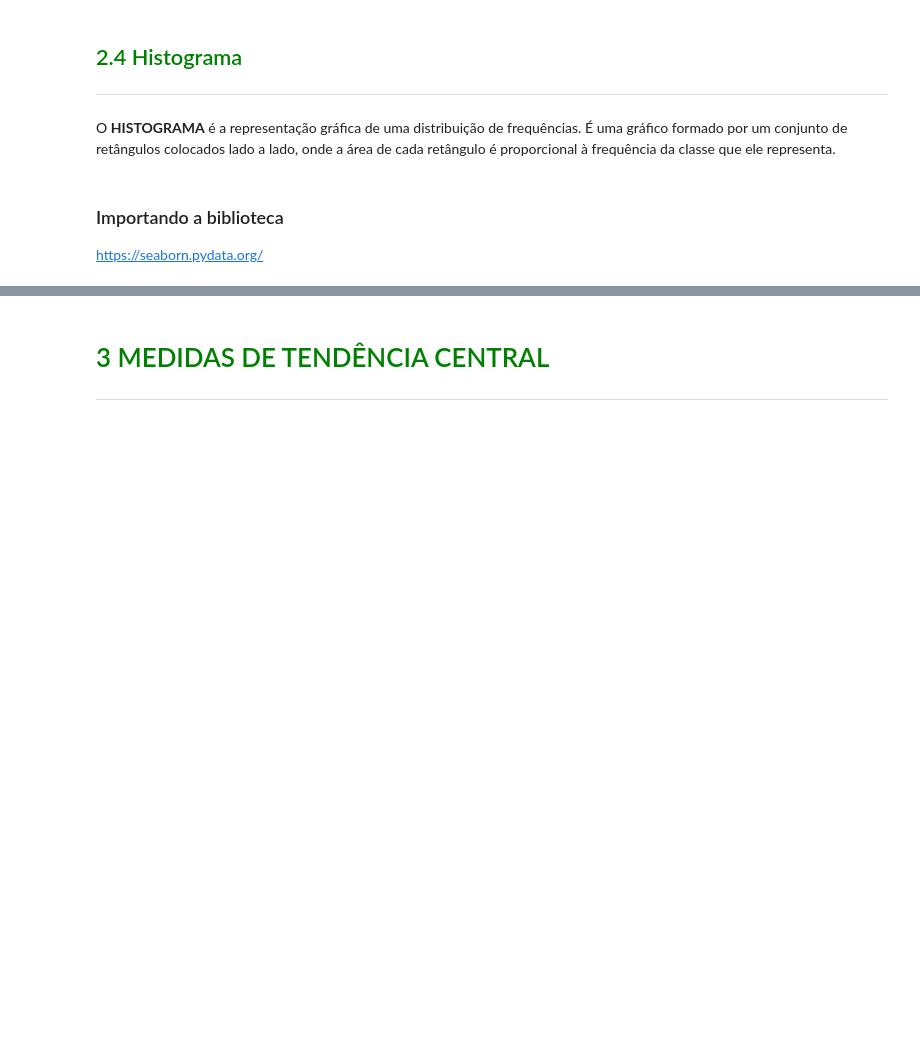
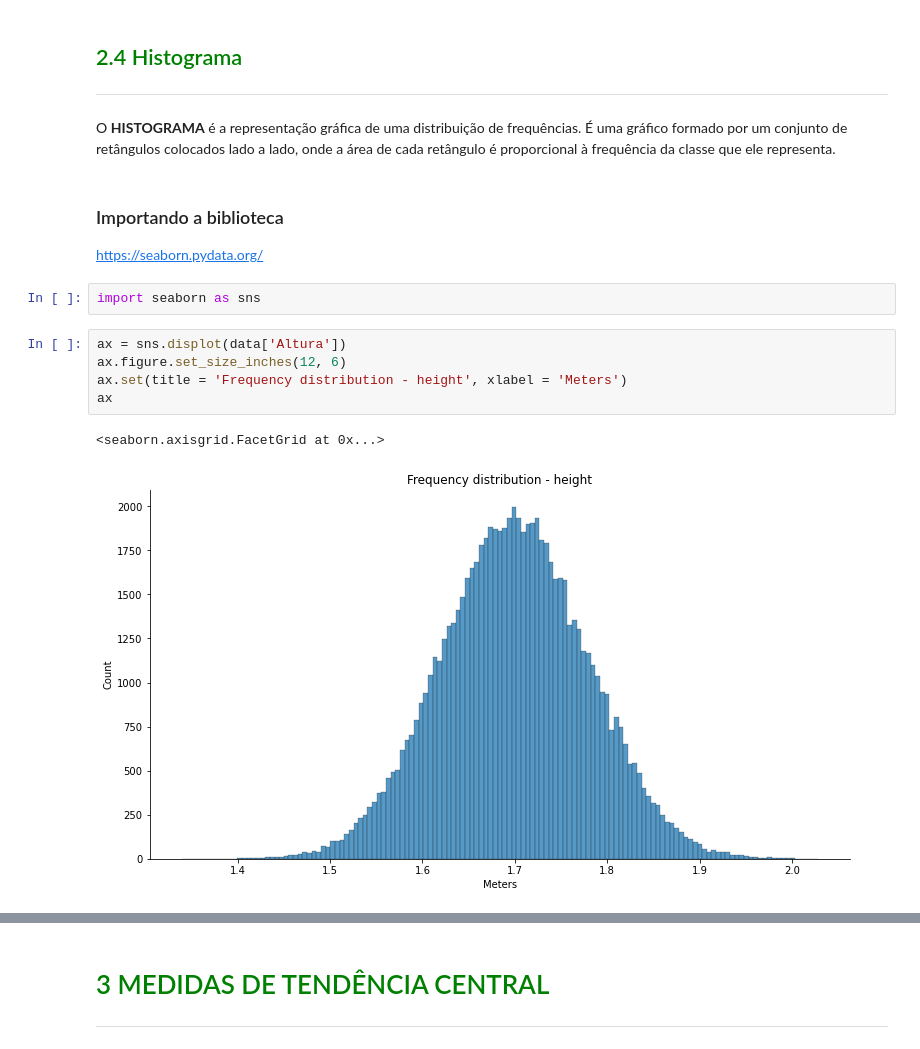
Before and after one commit to Gabriel-limadev/data_science_study, a Jupyter notebook: 3 - Estatística com Python: frequências e medidas/course files/Curso_de_Estatística_Parte_1.ipynb, the cells around one changed output, grey strips where cells are left out. Drawn from its saved outputs; the diff is of its cells as text; blank space fills up the shorter version.

Commit message:
Learning about frequency distribution

```diff
--- a/3 - Estatística com Python: frequências e medidas/course files/Curso_de_Estatística_Parte_1.ipynb
+++ b/3 - Estatística com Python: frequências e medidas/course files/Curso_de_Estatística_Parte_1.ipynb
@@ -293,3 +511,13 @@ O <b>HISTOGRAMA</b> é a representação gráfica de uma distribuição de frequ
 ### Importando a biblioteca
 
 https://seaborn.pydata.org/
+# %%
+import seaborn as sns
+# %%
+ax = sns.displot(data['Altura'])
+ax.figure.set_size_inches(12, 6)
+ax.set(title = 'Frequency distribution - height', xlabel = 'Meters')
+ax
+# %% [output]
+<seaborn.axisgrid.FacetGrid at 0x...>
+[figure, added]
```
Also changed, not shown: parts of 34 cells of this notebook.
